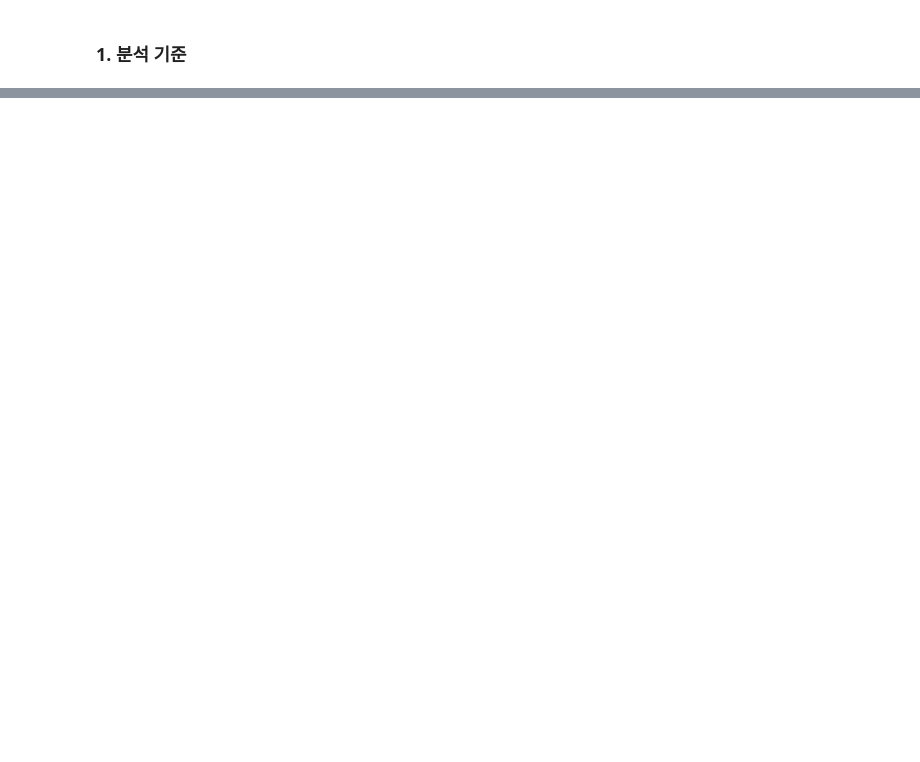
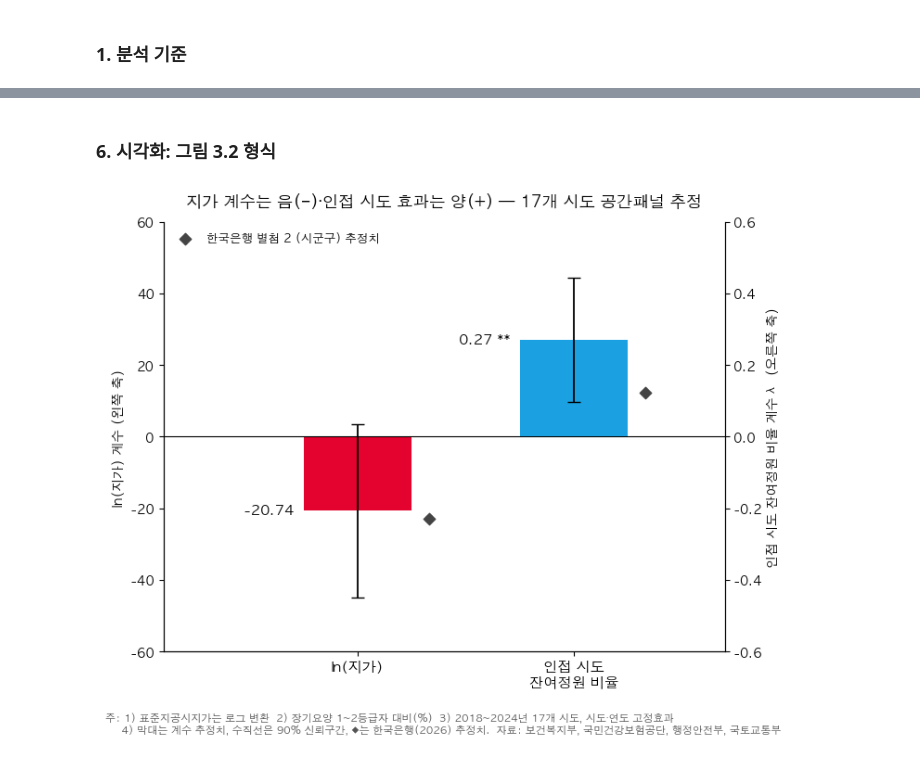
Before and after one commit to SID12g/uos-stat-data, a Jupyter notebook: 시도별 지가와 요양시설 잔여정원 상관관계/main.ipynb, the cells around one changed output, grey strips where cells are left out. Saved outputs shown, nothing was run; the diff lists cells and outputs as text; code cells hidden in the pictures; blank space fills up the shorter version.

```diff
--- a/시도별 지가와 요양시설 잔여정원 상관관계/main.ipynb
+++ b/시도별 지가와 요양시설 잔여정원 상관관계/main.ipynb
@@ -440,0 +286,20 @@ print("검증 통과")
+# %%
+ADJACENT = {
+    "서울": ["인천", "경기"], "부산": ["울산", "경남"], "대구": ["경북", "경남"], "인천": ["서울", "경기"],
+    "광주": ["전남"], "대전": ["세종", "충북", "충남"], "울산": ["부산", "경북", "경남"],
+    "세종": ["대전", "충북", "충남"], "경기": ["서울", "인천", "강원", "충북", "충남"],
+    "강원": ["경기", "충북", "경북"], "충북": ["경기", "강원", "대전", "세종", "충남", "전북", "경북"],
+    "충남": ["경기", "대전", "세종", "충북", "전북"], "전북": ["충북", "충남", "전남", "경북", "경남"],
+    "전남": ["광주", "전북", "경남", "제주"], "경북": ["대구", "울산", "강원", "충북", "전북", "경남"],
+    "경남": ["부산", "대구", "울산", "전북", "전남", "경북"], "제주": ["전남"],
+}
+
+
+def weight_matrix(regions):
+    W = np.array([[float(b in ADJACENT[a]) for b in regions] for a in regions])
+    assert (W == W.T).all() and (W.sum(1) > 0).all()
+    return W / W.sum(1, keepdims=True)
+
+
+W = weight_matrix(SIDO)
+print(f"인접 쌍 {int((W > 0).sum() / 2)}개, 시도당 평균 인접 수 {(W > 0).sum(1).mean():.1f}")
@@ -440,0 +413,42 @@ print("검증 통과")
+# %% [markdown]
+### 6. 시각화: 그림 3.2 형식
+# %%
+Z90 = stats.norm.ppf(0.95)
+LAND_COLOR, RHO_COLOR = "#E4032E", "#1BA1E2"
+
+fig, ax_land = plt.subplots(figsize=(7.5, 6))
+ax_rho = ax_land.twinx()
+bars = [(ax_land, 0, main.loc["ln_평균_지가"], LAND_COLOR, BOK["ln_평균_지가"][0]),
+        (ax_rho, 1, main.loc["인접_잔여정원_비율"], RHO_COLOR, BOK["인접_잔여정원_비율"][0])]
+for ax, x, row, color, bok in bars:
+    half = Z90 * row["표준오차"]
+    ax.bar(x, row["계수"], width=0.5, color=color, zorder=2)
+    ax.errorbar(x, row["계수"], yerr=half, color="black", linewidth=1.3, capsize=5, zorder=3)
+    ax.scatter(x + 0.33, bok, marker="D", s=40, color="#444444", zorder=4)
+    ax.annotate(f"{row['계수']:.2f} {stars(row['p'])}".strip(), (x - 0.27, row["계수"]),
+                xytext=(-4, 0), textcoords="offset points", ha="right", va="center",
+                fontsize=11, fontweight="bold")
+
+ax_land.set_ylim(-60, 60)
+ax_rho.set_ylim(-0.6, 0.6)
+ax_land.axhline(0, color="black", linewidth=0.8)
+ax_land.set_xticks([0, 1])
+ax_land.set_xticklabels(["ln(지가)", "인접 시도\n잔여정원 비율"], fontsize=11)
+ax_land.set_xlim(-0.9, 1.7)
+ax_land.set_ylabel("ln(지가) 계수 (왼쪽 축)")
+ax_rho.set_ylabel("인접 시도 잔여정원 비율 계수 λ (오른쪽 축)")
+for ax in (ax_land, ax_rho):
+    ax.spines[["top"]].set_visible(False)
+ax_land.scatter([], [], marker="D", s=40, color="#444444", label="한국은행 별첨 2 (시군구) 추정치")
+ax_land.legend(loc="upper left", frameon=False, fontsize=9)
+ax_land.set_title("지가 계수는 음(−)·인접 시도 효과는 양(+) — 17개 시도 공간패널 추정", fontsize=12.5, pad=12)
+fig.text(0.01, 0.005,
+         "주: 1) 표준지공시지가는 로그 변환  2) 장기요양 1~2등급자 대비(%)  3) 2018~2024년 17개 시도, 시도·연도 고정효과\n"
+         "     4) 막대는 계수 추정치, 수직선은 90% 신뢰구간, ◆는 한국은행(2026) 추정치.  "
+         "자료: 보건복지부, 국민건강보험공단, 행정안전부, 국토교통부",
+         fontsize=8, color="#555555")
+plt.tight_layout(rect=[0, 0.06, 1, 1])
+fig.savefig(OUTPUT_DIR / "시도별_공간패널_그림3.2.png", dpi=200, bbox_inches="tight")
+plt.show()
+# %% [output]
+[figure, added]
```
Also changed, not shown: parts of 53 cells of this notebook, 17 other files.
